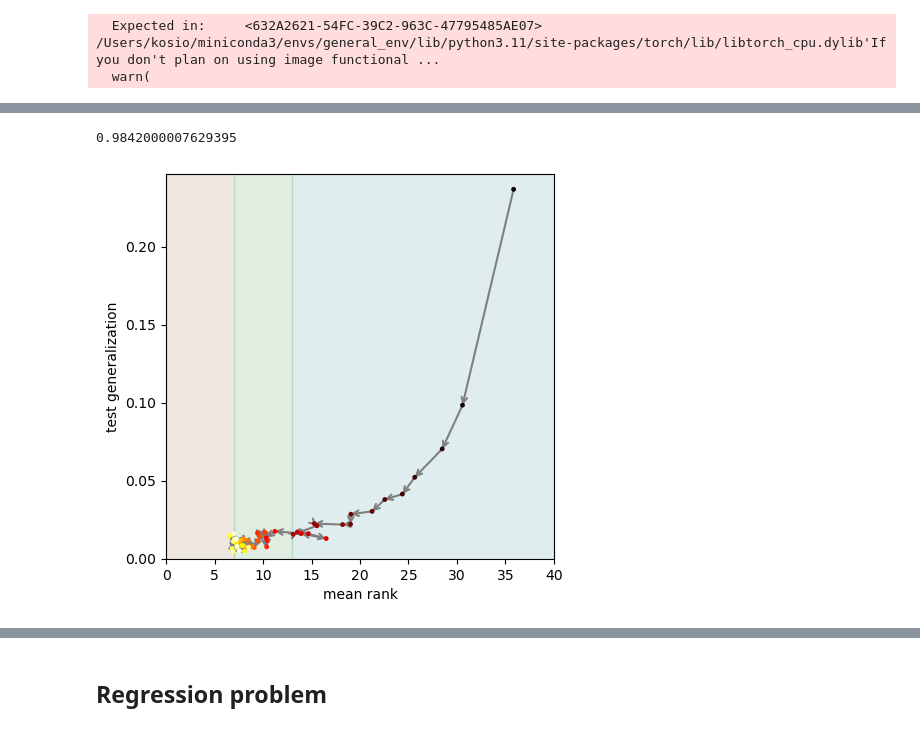
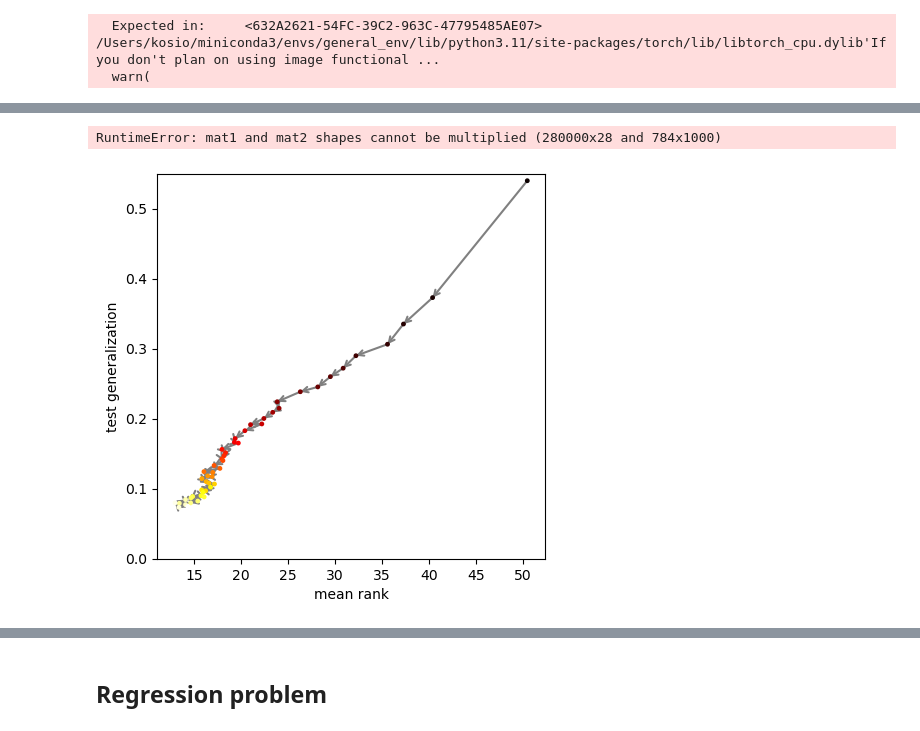
Before and after one commit to KBeshkov/top-mfld-class, a Jupyter notebook: simulations/MNIST_training.ipynb, the cells around one changed output, grey strips where cells are left out. Drawn from its saved outputs; the diff is of its cells as text; code cells hidden in the pictures.

Commit message:
Updated code to be compatible with rank calculations in CNNs and smooth activation functions

```diff
--- a/simulations/MNIST_training.ipynb
+++ b/simulations/MNIST_training.ipynb
@@ -9,32 +9,42 @@ clrs = plt.cm.tab20.colors
 # %%
 from torchvision import datasets, transforms
 
-transform=transforms.Compose([transforms.ToTensor()])
+transforms=transforms.Compose([transforms.ToTensor()])#,
+#                              transforms.Normalize((0.4914, 0.4822, 0.4465), (0.2023, 0.1994, 0.2010))]) #CIFAR10 setup
 
-data_train = datasets.MNIST('/Users/kosio/Data/MNIST/', train=True, transform=transform, download=True)
-data_test = datasets.MNIST('/Users/kosio/Data/MNIST/', train=False, transform=transform,download=True)
+data_train = datasets.FashionMNIST('/Users/kosio/Data/MNIST/', train=True, transform=transforms, download=True)
+data_test = datasets.FashionMNIST('/Users/kosio/Data/MNIST/', train=False, transform=transforms,download=True)
+#data_train = datasets.CIFAR10('/Users/kosio/Data/CIFAR10/', train=True, transform=transforms, download=True)
+#data_test = datasets.CIFAR10('/Users/kosio/Data/CIFAR10/', train=False, transform=transforms,download=True)
 
 trainloader = torch.utils.data.DataLoader(data_train, batch_size=64, shuffle=True)
 testloader = torch.utils.data.DataLoader(data_test, batch_size=64, shuffle=True)
+
+trainloader_full = torch.utils.data.DataLoader(data_train, batch_size=len(data_train), shuffle=True)
+testloader_full = torch.utils.data.DataLoader(data_test, batch_size=len(data_test), shuffle=True)
 # %% [output]
   Expected in:     <632A2621-54FC-39C2-963C-47795485AE07> /Users/kosio/miniconda3/envs/general_env/lib/python3.11/site-packages/torch/lib/libtorch_cpu.dylib'If you don't plan on using image functional ...
   warn(
 # %%
 #output before training
-layer_sizes = [2000,1000,500,100]
+layer_sizes = [1000,500,250,100]
 
+conv_params = {}#{'in_channels':3,
+#              'out_channels':[64,32,16],
+#              'kernel_sizes':[3,3,3],
+#              'image_size':32}
 
 model = FeedforwardNetwork(input_size=data_train.data.shape[1]*data_train.data.shape[2]
                            ,hidden_sizes=layer_sizes, out_layer_sz=10, init_type='none',
-                          mean = 0, std=0.01)
+                          mean = 0, std=0.01,activation=nn.ReLU,conv_dict=conv_params)
 
-test_samples = np.random.choice(np.arange(0,10000),size=1000,replace=False)
-test_dat = data_test.data.reshape(len(data_test.data),-1).float()[test_samples]
+test_samples = np.random.choice(np.arange(0,10000),size=10,replace=False)
+test_dat = next(iter(testloader_full))[0]
+test_dat = test_dat[test_samples]#.reshape(len(test_dat),-1)[test_samples]#.data.reshape(len(data_test.data),-1).float()[test_samples]
 out_code = np.zeros([len(test_dat),len(layer_sizes)])
 for i, x_i in enumerate(test_dat):
     out_code[i,:] = model.compute_rank_at_point(x_i)[:-1]
     if i%100==0:
         print(i)
-out = model(data_test.data.reshape(len(data_test.data),-1).float())
 # %% [output]
 0
@@ -128,32 +111,36 @@ train_model(model, trainloader, criterion, optimizer)
 # %%
 #Calculate test performance
-out_test = torch.argmax(model(data_test.data.float().reshape(len(data_test.data),-1))[-1],1)
-print((torch.sum(out_test==data_test.targets)/len(out_test)).item())
+test_dat = next(iter(testloader_full))
+#test_dat = (test_dat[0]).reshape(len(test_dat[0]),-1)
+
+out_test = torch.argmax(model(test_dat[0])[-1],1)#.reshape(len(test_dat[0]),-1))[-1],1)
+print((torch.sum(out_test==torch.Tensor(test_dat[1]))/len(out_test)).item())
 # %% [output]
-0.9842000007629395
+RuntimeError: mat1 and mat2 shapes cannot be multiplied (280000x28 and 784x1000)
 # %%
 fig = plt.figure(figsize=(5,5))
 #plt.scatter(np.arange(0,n_epochs),min_ranks_epochs,c=generalization_error,cmap='hot',vmax=100,vmin=0)
 
 #plt.plot(mean_ranks_epochs, generalization_error/len(trainloader),color='k')
 #plt.scatter(mean_ranks_epochs, generalization_error/len(trainloader),c=np.arange(0,n_epochs),cmap='hot',zorder=1000)
 #plt.plot(mean_ranks_epochs, generalization_error,color='k',lw=3,alpha=1)
 #for i in range(len(min_ranks_epochs) - 1):
 #    plt.annotate('', xy=(min_ranks_epochs[i+1], generalization_error[i+1]), xytext=(min_ranks_epochs[i], generalization_error[i]),
 #                 arrowprops=dict(facecolor='black', lw=1.5,arrowstyle='->', shrinkA=1000, shrinkB=0),)
 for i in range(len(mean_ranks_epochs) - 1):
     plt.annotate('', xy=(mean_ranks_epochs[i+1], generalization_error[i+1]), xytext=(mean_ranks_epochs[i], generalization_error[i]),
                  arrowprops=dict(edgecolor='gray', lw=1.5,arrowstyle='->', shrinkA=1000, shrinkB=0),)
 
 plt.fill_betweenx([-1,2*max(generalization_error)],[0,0],[7,7],color='#c7b195ff',alpha=0.3)
 plt.fill_betweenx([-1,2*max(generalization_error)],[7,7],[13,13],color='#95c79aff',alpha=0.3)
-plt.fill_betweenx([-1,2*max(generalization_error)],[13,13],[40,40],color='#95c6c7ff',alpha=0.3)
+plt.fill_betweenx([-1,2*max(generalization_error)],[13,13],[max(mean_ranks_epochs)+10,max(mean_ranks_epochs)+10],color='#95c6c7ff',alpha=0.3)
 plt.scatter(mean_ranks_epochs, generalization_error,c=np.arange(0,n_epochs),cmap='hot',zorder=1000,s=6)
 plt.ylim([0,max(generalization_error)+0.01])
-plt.xlim([0,40])
+#plt.xlim([0,40])
 plt.xlabel('mean rank',fontsize=10)
+#plt.xlabel('Singular value decay',fontsize=10)
 plt.ylabel('test generalization')
 #plt.yscale('log')
-plt.savefig("/Users/kosio/Figures/MfldClassification/rank_generalization.png",dpi=500, transparent=True)
+plt.savefig("/Users/kosio/Figures/MfldClassification/rank_generalization_fMNIST.png",dpi=500, transparent=True)
 # %% [output]
-[figure, old version]
+[figure, new version]
```
Also changed, not shown: parts of 19 cells of this notebook, 2 other files.
